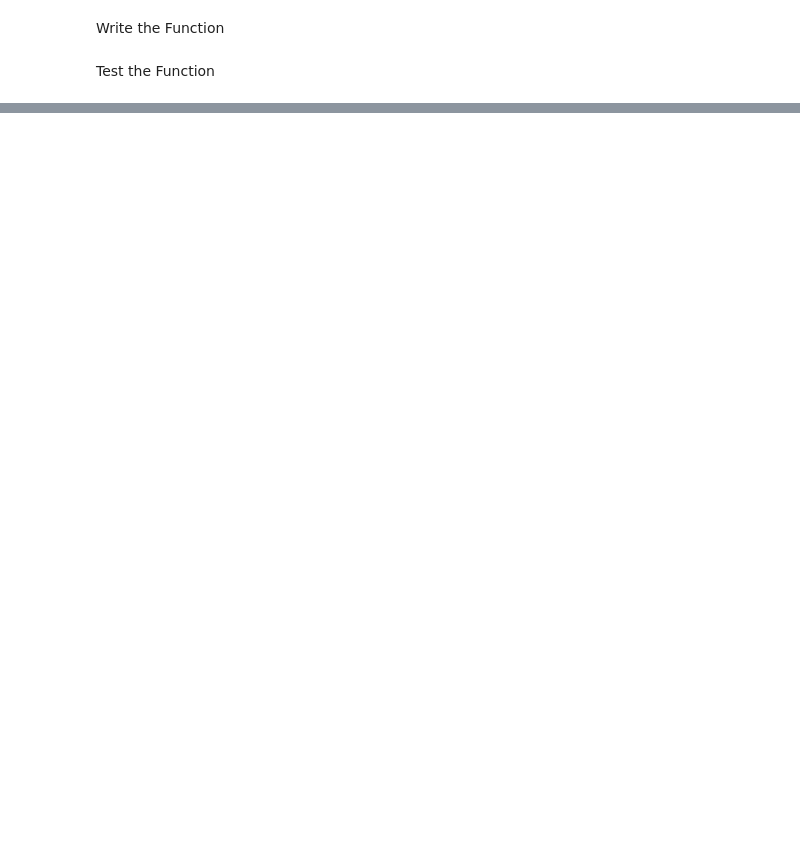
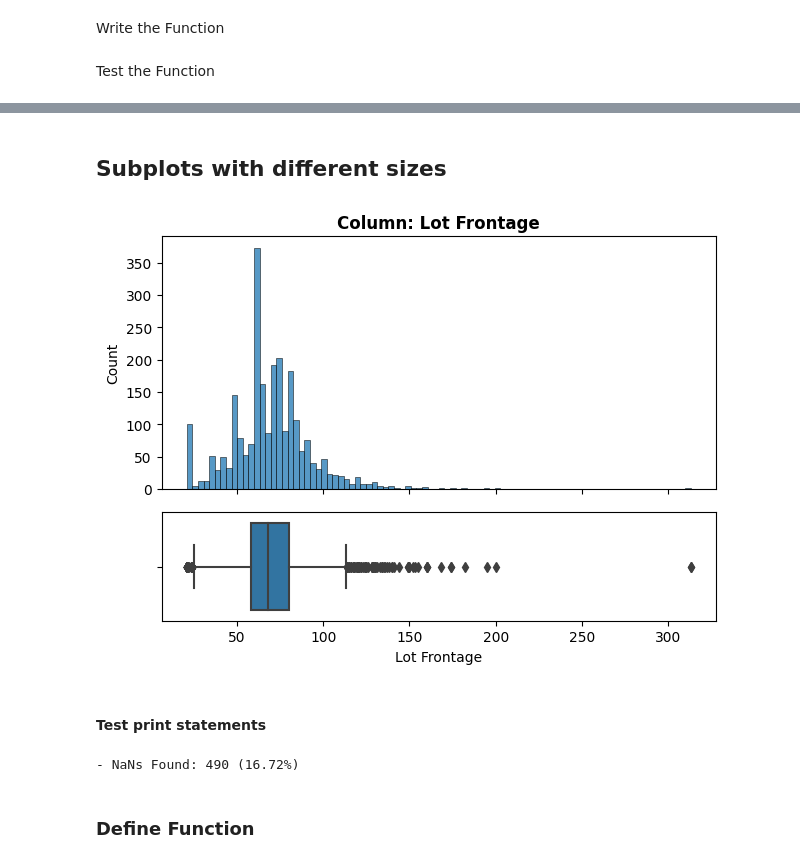
Before and after one commit to eckoecho/CodingDojo, a Jupyter notebook: EDA_Functions_Part_1.ipynb, the cells around one changed output, grey strips where cells are left out. Drawn from its saved outputs; the diff is of its cells as text; code cells hidden in the pictures; blank space fills up the shorter version.

```diff
--- a/EDA_Functions_Part_1.ipynb
+++ b/EDA_Functions_Part_1.ipynb
@@ -507,0 +524,28 @@ fig, ax = plot_categorical_vs_target(df, x="Alley", fillna=False)
+# %% [markdown]
+## Subplots with different sizes
+# %%
+# Using a dictionary to state subplot heights
+#70% of the height space for the 1st plot
+#30 of height space for the 2nd plt
+gridspec = {"height_ratios":[0.7, 0.3]}
+fig, axes = plt.subplots(nrows=2, gridspec_kw=gridspec, sharex=True)
+# Histogram on Top
+sns.histplot(df, x="Lot Frontage", ax=axes[0])
+# Boxplot on Bottom
+sns.boxplot(df, x="Lot Frontage", ax=axes[1])
+#Set title
+axes[0].set_title(f"Column: {x}", fontweight="bold")
+fig.tight_layout()
+# %% [output]
+[figure, added]
+# %% [markdown]
+#### Test print statements
+# %%
+# Print message with info on the count and % of null values
+null_count = df[x].isna().sum()
+null_perc = null_count/len(df) * 100
+print(f"- NaNs Found: {null_count} ({round(null_perc, 2)}%)")
+# %% [output]
+- NaNs Found: 490 (16.72%)
+# %% [markdown]
+### Define Function
```
Also changed, not shown: parts of 20 cells of this notebook.
